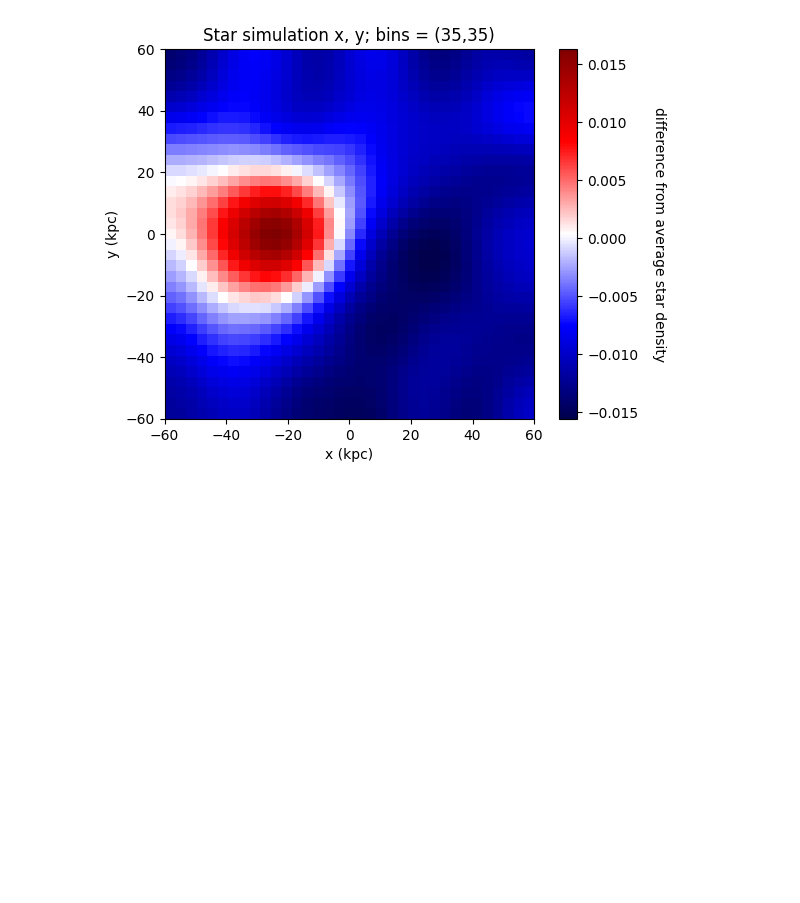
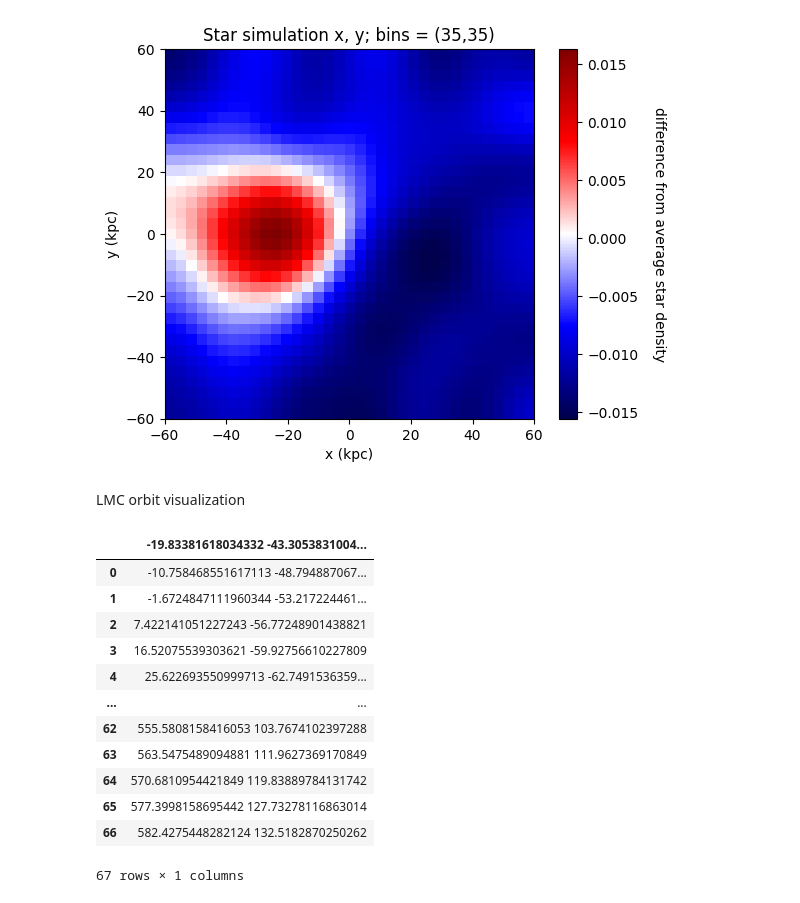
Before and after one commit to TheArchAstronomer/My_thesis, a Jupyter notebook: CDM_sim_viz.ipynb, the cells around one changed output. Saved outputs shown, nothing was run; the diff lists cells and outputs as text; code cells hidden in the pictures; blank space fills up the shorter version.

Commit message:
Update: LMC Orbit plot

```diff
--- a/CDM_sim_viz.ipynb
+++ b/CDM_sim_viz.ipynb
@@ -34,3 +36,15 @@ bins = (35, 35)
+# %%
+# Name of article where this data originates from: "Orbits of massive satellite galaxies - I. A close look at the Large Magellanic Cloud and a new orbital history for M33"
+# DOI: 10.1093/mnras/stw2616
+
+# This data has been taken from the article mentioned above. The data is specifically taken from Figure 2a. The first two plots in the first row which depicts the LMC orbit
+# around the MW.
+
+# This uses data with a MW mass of 10^12 M_solar
+lmc_orbit = pd.read_csv('C:/Users/dnurm/Desktop/Uni_files/Thesis/.venv/Data/LMC_magenta_orbit_MW_Mass_10_12.csv')
+
+# This uses data with a MW mass of 1.5x10^12 M_solar
+lmc_orbit_15 = pd.read_csv('C:/Users/dnurm/Desktop/Uni_files/Thesis/.venv/Data/LMC_magenta_orbit_MW_Mass_1.5x10_12.csv')
 # %% [markdown]
 Visualization of the x and y plane to bring out the density areas in the simulation.
 # %%
@@ -110,3 +124,21 @@ plt.imshow(hist_smoothed1.T, origin='lower', extent = extent,  cmap="seismic")
 # %% [output]
 <matplotlib.image.AxesImage at 0x...>
 [figure]
+# %% [markdown]
+LMC orbit visualization
+# %%
+lmc_orbit
+# %% [output]
+|  | -19.83381618034332 -43.3053831004... |
+| 0 | -10.758468551617113 -48.794887067... |
+| 1 | -1.6724847111960344 -53.217224461... |
+| 2 | 7.422141051227243 -56.77248901438821 |
+| 3 | 16.52075539303621 -59.92756610227809 |
+| 4 | 25.622693550999713 -62.7491536359... |
+| ... | ... |
+| 62 | 555.5808158416053 103.7674102397288 |
+| 63 | 563.5475489094881 111.9627369170849 |
+| 64 | 570.6810954421849 119.83889784131742 |
+| 65 | 577.3998158695442 127.73278116863014 |
+| 66 | 582.4275448282124 132.5182870250262 |
+67 rows × 1 columns
```
Also changed, not shown: parts of 1 cell of this notebook.
